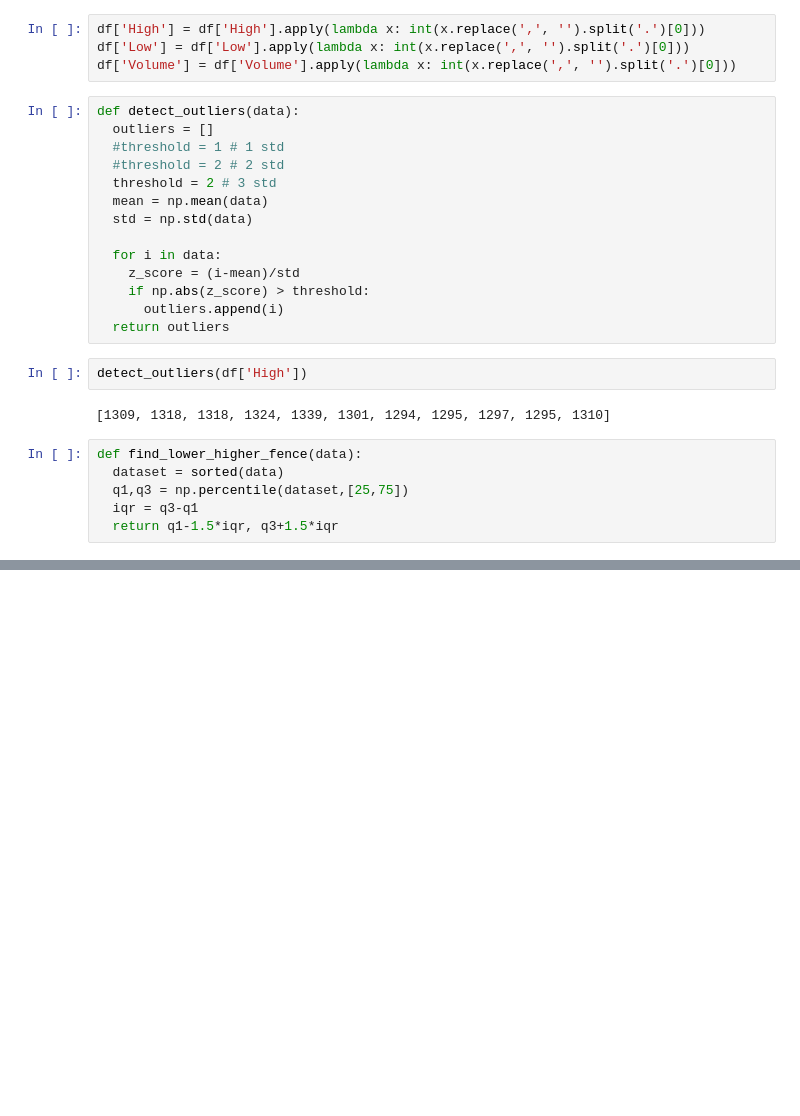
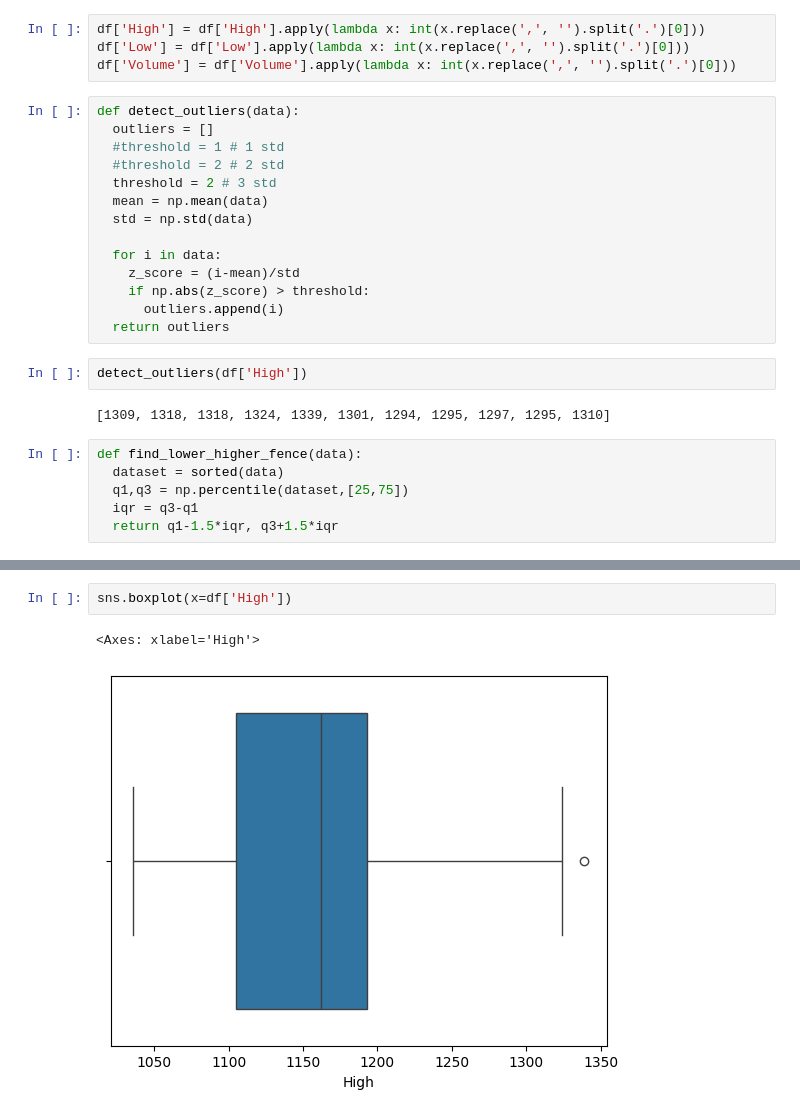
Before and after one commit to msuresh3/DS_Stats, a Jupyter notebook: Colab_stats.ipynb, the cells around one changed output, grey strips where cells are left out. Cells and saved outputs as stored; diff of their text form; blank space fills up the shorter version.

```diff
--- a/Colab_stats.ipynb
+++ b/Colab_stats.ipynb
@@ -60,0 +61,5 @@ find_lower_higher_fence(df['High'])
+# %%
+sns.boxplot(x=df['High'])
+# %% [output]
+<Axes: xlabel='High'>
+[figure, added]
```
Also changed, not shown: parts of 1 cell of this notebook.
